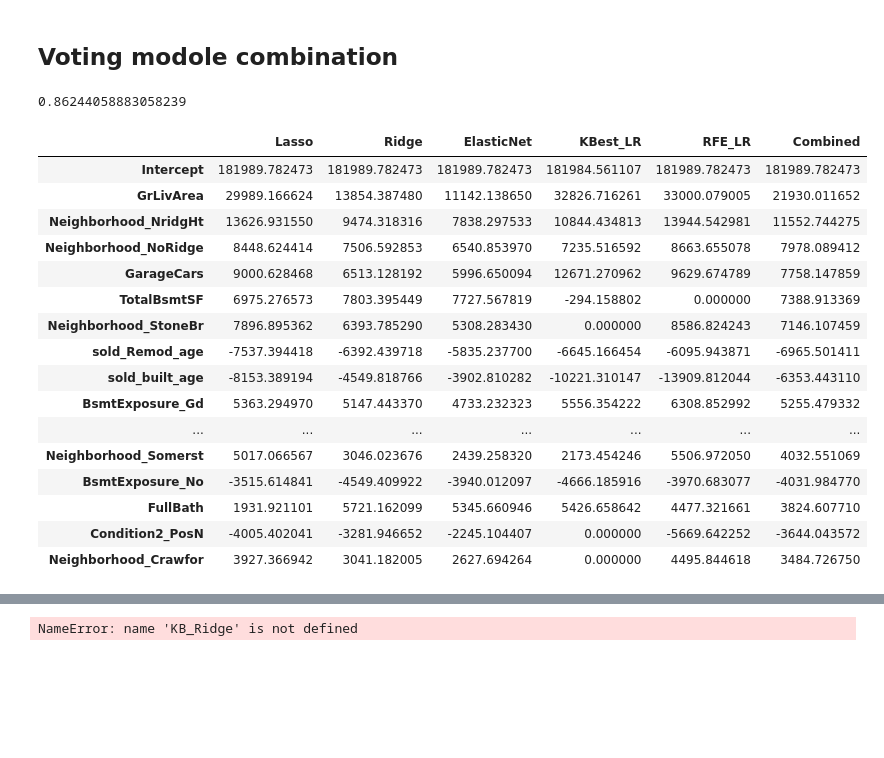
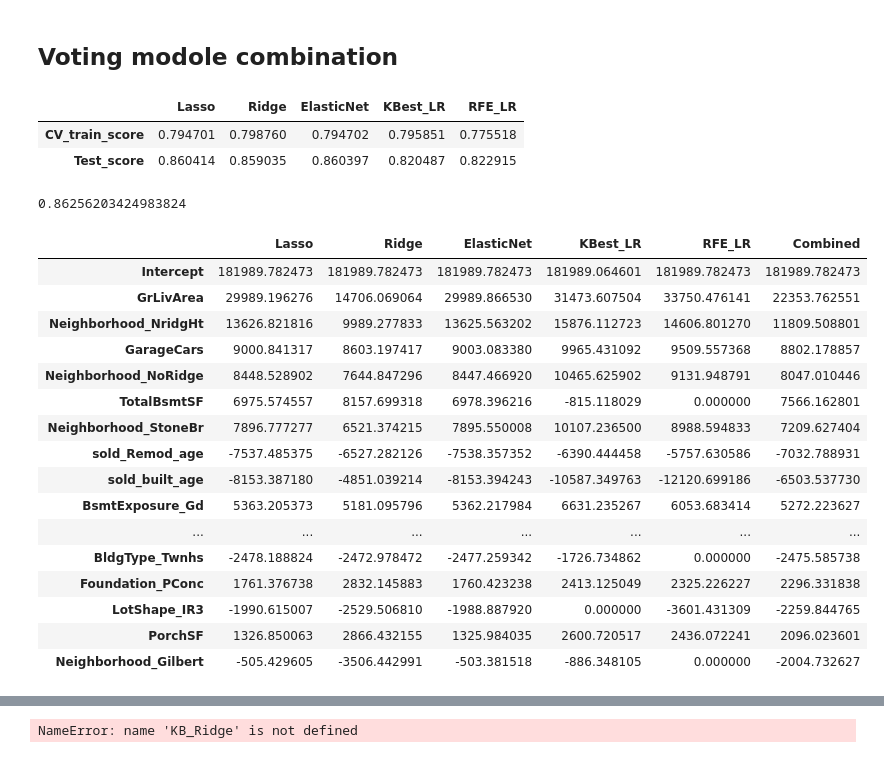
Before and after one commit to Miaowshroom/project3_a2, a Jupyter notebook: project-03-combined.ipynb, the cells around one changed output, grey strips where cells are left out. Saved outputs shown, nothing was run; the diff lists cells and outputs as text; code cells hidden in the pictures; blank space fills up the shorter version.

Commit message:
remove garagearea as fixed

```diff
--- a/project-03-combined.ipynb
+++ b/project-03-combined.ipynb
@@ -41,8 +41,8 @@ sns.set_style('whitegrid')
 # KB_Ridge = pickle.load(open("save_result2KB_ridge.p", 'rb'))
 # KB_Ridge = KB_Ridge[0]
 # RFECV_Ridge, RFECV_Lasso = pickle.load(open("save_result2KB_RFECV.p", 'rb'))
-KB_LR, elasticNet, ridge, lasso = pickle.load(open("save_result3part.p", 'rb'))
-RFECV_GS = pickle.load( open( "save_result3RFECV.p", "rb" ) )
+KB_LR, elasticNet, ridge, lasso = pickle.load(open("save_result_q1_part.p", 'rb'))
+RFECV_GS = pickle.load( open( "save_result_q1_RFECV.p", "rb" ) )
 RFECV_GS=RFECV_GS[0]
 # %% [markdown]
 <img src="http://imgur.com/l5NasQj.png" style="float: left; margin: 25px 15px 0px 0px; height: 25px">
@@ -427,7 +427,7 @@ Index(['Id', 'MSSubClass', 'MSZoning', 'LotFrontage', 'LotArea', 'Street',
 ## Fixed ch selecting
 # %%
 # taking the total ground area, and the total porch area as fixed column, remove the first seond floor area, and different porchs
-
+# keep garageCars, do not select redundant garagearea
 fixed_ch = ['MSSubClass', 'MSZoning', 'LotFrontage', 'LotArea', 'Street', 'Alley',
             'LotShape', 'LandContour', 'Utilities', 'LotConfig', 'LandSlope',
             'Neighborhood', 'Condition1', 'Condition2', 'BldgType', 'HouseStyle',
@@ -435,8 +435,7 @@ fixed_ch = ['MSSubClass', 'MSZoning', 'LotFrontage', 'LotArea', 'Street', 'Alley
             'TotalBsmtSF',  'GrLivArea', 'BsmtFullBath',
             'BsmtHalfBath','FullBath', 'HalfBath', 'BedroomAbvGr', 'KitchenAbvGr',
             'TotRmsAbvGrd', 'Fireplaces', 'have_garage', 'GarageType', 'sold_Garage_age', 'GarageCars',
-            'GarageArea','PorchSF','PoolArea',
-            'MiscFeature', 'MiscVal']
+            'PorchSF','PoolArea', 'MiscFeature', 'MiscVal']
 # %%
 # check the rest of the column
 rest_ch = [col for col in house_residential.columns if col not in fixed_ch]
@@ -973,38 +966,47 @@ pickle.dump( [RFECV_GS], open( "save_result3RFECV.p", "wb" ) )
 # %% [markdown]
 ## Voting modole combination
+# %%
+# show the model scores
+Score_method
+# %% [output]
+|  | Lasso | Ridge | ElasticNet | KBest_LR | RFE_LR |
+| CV_train_score | 0.794701 | 0.798760 | 0.794702 | 0.795851 | 0.775518 |
+| Test_score | 0.860414 | 0.859035 | 0.860397 | 0.820487 | 0.822915 |
 # %%
 # combining model voting
+# weighted voting of Lasso and Ridge
+# not chosed: ElasticNet l10 is 1 so similar to model2, the other two models testing score poor
 
 combined_predict = (lasso.predict(X_test_std)*Score_method.loc["Test_score", "Lasso"]
                     + ridge.predict(X_test_std)*Score_method.loc["Test_score", "Ridge"]
                      )/Score_method.loc['Test_score',['Lasso','Ridge']].sum()
 r2_score(y_test, combined_predict)
 # %% [output]
-0.86244058883058239
+0.86256203424983824
 # %%
 # combined coef
 combined_predict_coef = (Feature_coef.loc[:, "Lasso"] *Score_method.loc["Test_score", "Lasso"]
                         + Feature_coef.loc[:, "Ridge"]*Score_method.loc["Test_score", "Ridge"])/Score_method.loc['Test_score',['Lasso','Ridge']].sum()
 Feature_coef.loc[:,'Combined'] = combined_predict_coef
-Feature_coef.iloc[np.argsort(Feature_coef.Combined.abs())[::-1]].head(20)
+Feature_coef.iloc[np.argsort(Feature_coef.Combined.abs())[::-1]].head(30)
 # %% [output]
 |  | Lasso | Ridge | ElasticNet | KBest_LR | RFE_LR | Combined |
-| Intercept | 181989.782473 | 181989.782473 | 181989.782473 | 181984.561107 | 181989.782473 | 181989.782473 |
-| GrLivArea | 29989.166624 | 13854.387480 | 11142.138650 | 32826.716261 | 33000.079005 | 21930.011652 |
-| Neighborhood_NridgHt | 13626.931550 | 9474.318316 | 7838.297533 | 10844.434813 | 13944.542981 | 11552.744275 |
-| Neighborhood_NoRidge | 8448.624414 | 7506.592853 | 6540.853970 | 7235.516592 | 8663.655078 | 7978.089412 |
-| GarageCars | 9000.628468 | 6513.128192 | 5996.650094 | 12671.270962 | 9629.674789 | 7758.147859 |
-| TotalBsmtSF | 6975.276573 | 7803.395449 | 7727.567819 | -294.158802 | 0.000000 | 7388.913369 |
-| Neighborhood_StoneBr | 7896.895362 | 6393.785290 | 5308.283430 | 0.000000 | 8586.824243 | 7146.107459 |
-| sold_Remod_age | -7537.394418 | -6392.439718 | -5835.237700 | -6645.166454 | -6095.943871 | -6965.501411 |
-| sold_built_age | -8153.389194 | -4549.818766 | -3902.810282 | -10221.310147 | -13909.812044 | -6353.443110 |
-| BsmtExposure_Gd | 5363.294970 | 5147.443370 | 4733.232323 | 5556.354222 | 6308.852992 | 5255.479332 |
+| Intercept | 181989.782473 | 181989.782473 | 181989.782473 | 181989.064601 | 181989.782473 | 181989.782473 |
+| GrLivArea | 29989.196276 | 14706.069064 | 29989.866530 | 31473.607504 | 33750.476141 | 22353.762551 |
+| Neighborhood_NridgHt | 13626.821816 | 9989.277833 | 13625.563202 | 15876.112723 | 14606.801270 | 11809.508801 |
+| GarageCars | 9000.841317 | 8603.197417 | 9003.083380 | 9965.431092 | 9509.557368 | 8802.178857 |
+| Neighborhood_NoRidge | 8448.528902 | 7644.847296 | 8447.466920 | 10465.625902 | 9131.948791 | 8047.010446 |
+| TotalBsmtSF | 6975.574557 | 8157.699318 | 6978.396216 | -815.118029 | 0.000000 | 7566.162801 |
+| Neighborhood_StoneBr | 7896.777277 | 6521.374215 | 7895.550008 | 10107.236500 | 8988.594833 | 7209.627404 |
+| sold_Remod_age | -7537.485375 | -6527.282126 | -7538.357352 | -6390.444458 | -5757.630586 | -7032.788931 |
+| sold_built_age | -8153.387180 | -4851.039214 | -8153.394243 | -10587.349763 | -12120.699186 | -6503.537730 |
+| BsmtExposure_Gd | 5363.205373 | 5181.095796 | 5362.217984 | 6631.235267 | 6053.683414 | 5272.223627 |
 | ... | ... | ... | ... | ... | ... | ... |
-| Neighborhood_Somerst | 5017.066567 | 3046.023676 | 2439.258320 | 2173.454246 | 5506.972050 | 4032.551069 |
-| BsmtExposure_No | -3515.614841 | -4549.409922 | -3940.012097 | -4666.185916 | -3970.683077 | -4031.984770 |
-| FullBath | 1931.921101 | 5721.162099 | 5345.660946 | 5426.658642 | 4477.321661 | 3824.607710 |
-| Condition2_PosN | -4005.402041 | -3281.946652 | -2245.104407 | 0.000000 | -5669.642252 | -3644.043572 |
-| Neighborhood_Crawfor | 3927.366942 | 3041.182005 | 2627.694264 | 0.000000 | 4495.844618 | 3484.726750 |
+| BldgType_Twnhs | -2478.188824 | -2472.978472 | -2477.259342 | -1726.734862 | 0.000000 | -2475.585738 |
+| Foundation_PConc | 1761.376738 | 2832.145883 | 1760.423238 | 2413.125049 | 2325.226227 | 2296.331838 |
+| LotShape_IR3 | -1990.615007 | -2529.506810 | -1988.887920 | 0.000000 | -3601.431309 | -2259.844765 |
+| PorchSF | 1326.850063 | 2866.432155 | 1325.984035 | 2600.720517 | 2436.072241 | 2096.023601 |
+| Neighborhood_Gilbert | -505.429605 | -3506.442991 | -503.381518 | -886.348105 | 0.000000 | -2004.732627 |
 # %%
 # finally choose the combined model
 combined_predict_test = (combined_predict_coef[:-1].dot(X_test_std.T)+combined_predict_coef[-1])
```
Also changed, not shown: parts of 28 cells of this notebook, 2 other files.
